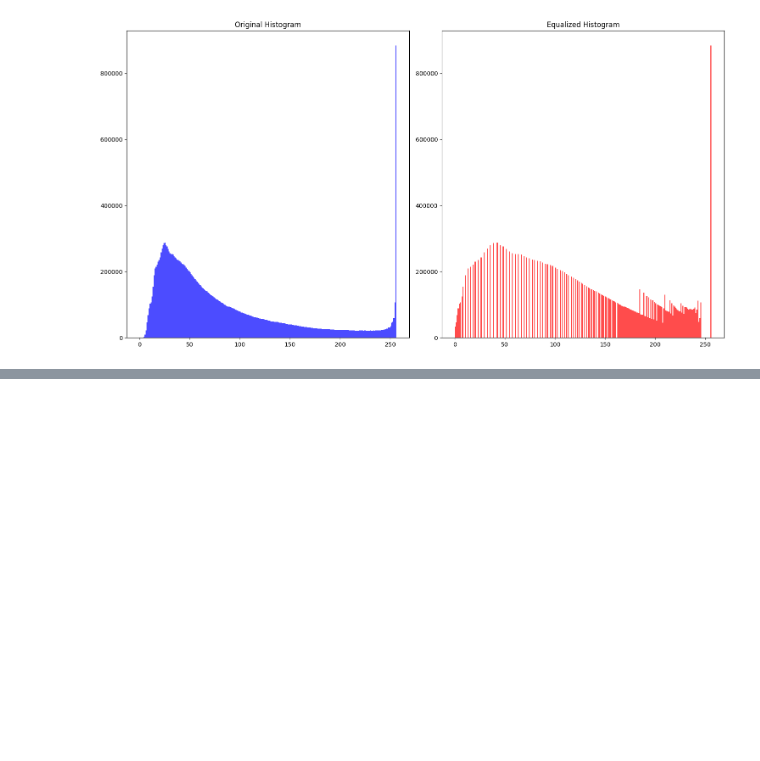
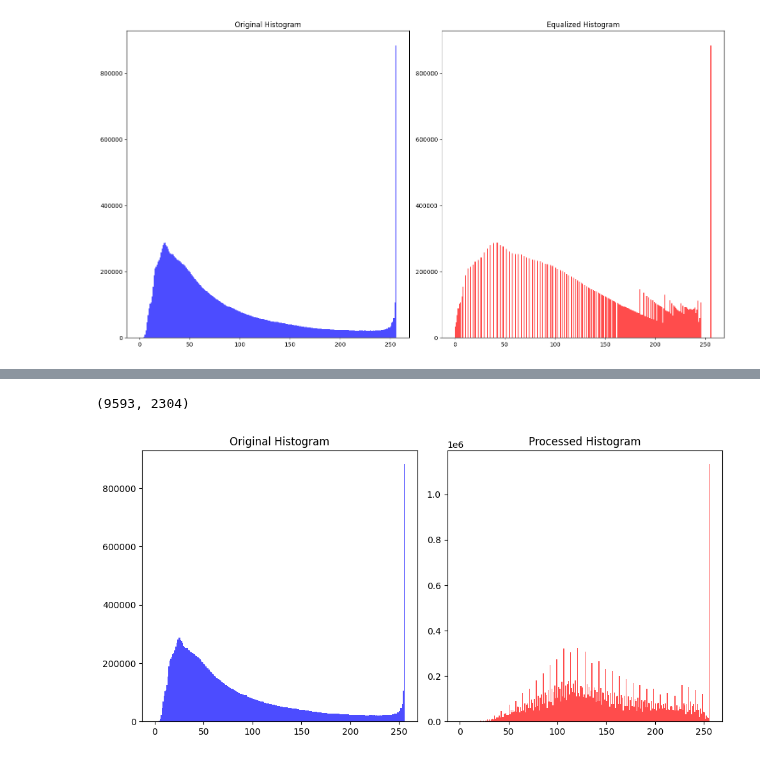
Before and after one commit to Suhail270/DMML, a Jupyter notebook: Coursework/Part 1/testing.ipynb, the cells around one changed output, grey strips where cells are left out. Cells and saved outputs as stored; diff of their text form; code cells hidden in the pictures; blank space fills up the shorter version.

```diff
--- a/Coursework/Part 1/testing.ipynb
+++ b/Coursework/Part 1/testing.ipynb
@@ -141,0 +332,17 @@ x_copy.shape
+# %%
+# Outlier mining to processed data
+
+from sklearn.ensemble import IsolationForest
+
+contamination = 0.01
+iso_forest = IsolationForest(contamination=contamination, random_state=42)
+
+outliers = iso_forest.fit_predict(processed_df)
+
+outlier_indices = processed_df.index[outliers == -1]
+
+x_train_no_outliers = processed_df.drop(outlier_indices)
+y_train_no_outliers = y_train.loc[x_train_no_outliers.index]
+
+print(x_train_no_outliers.shape)
+y_train_no_outliers.shape
@@ -141,0 +430,22 @@ x_copy.shape
+# %%
+no_out_processed_df_norm.shape
+# %% [output]
+(9593, 2304)
+# %%
+image_data = np.array(data, dtype=np.uint8)
+processed_data = np.array(x_train_no_outliers.iloc[1:9593], dtype=np.uint8)
+
+
+plt.figure(figsize=(10, 5))
+plt.subplot(121)
+plt.hist(image_data.ravel(), bins=256, range=(0, 256), color='b', alpha=0.7)
+plt.title('Original Histogram')
+
+plt.subplot(122)
+plt.hist(processed_data.ravel(), bins=256, range=(0, 256), color='r', alpha=0.7)
+plt.title('Processed Histogram')
+
+plt.tight_layout()
+plt.show()
+# %% [output]
+[figure, added]
```
Also changed, not shown: parts of 26 cells of this notebook, 1 other file.
